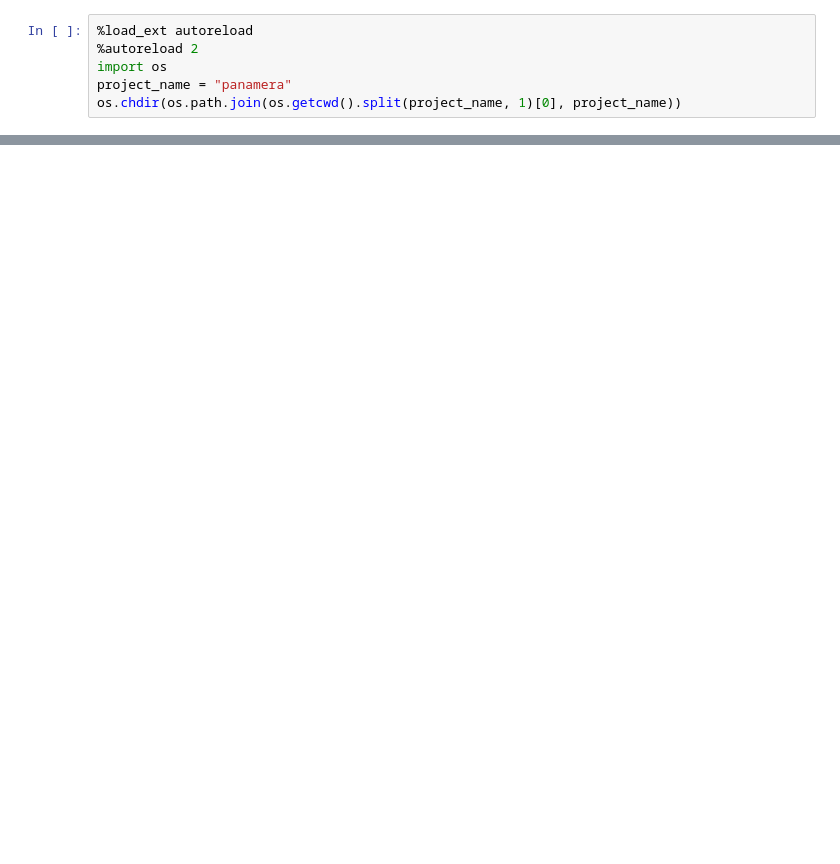
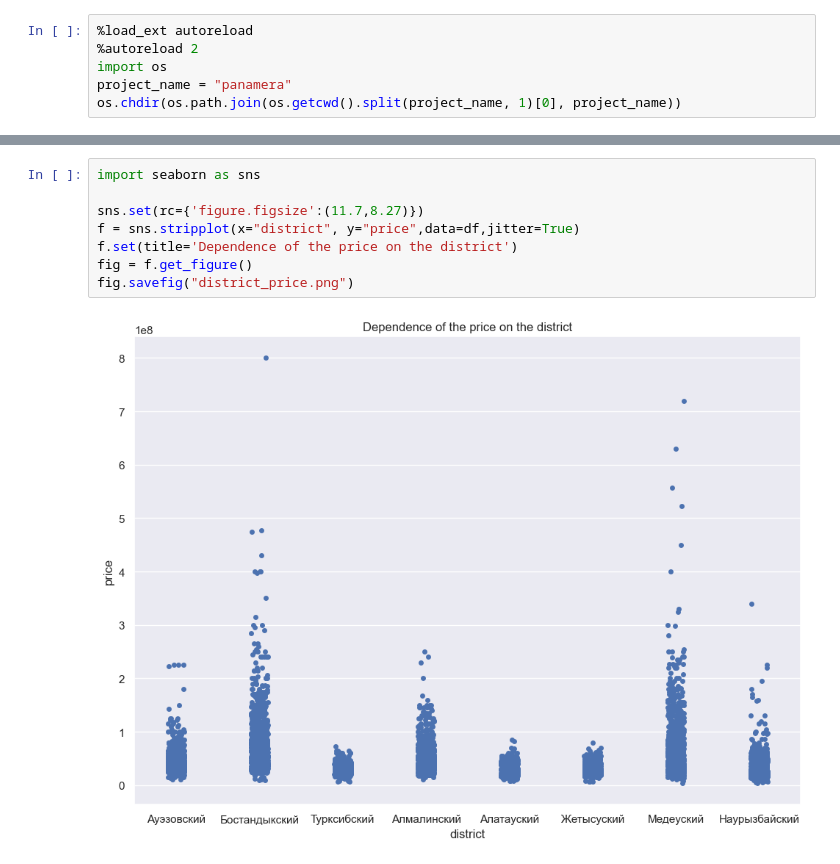
Before and after one commit to kaisar-barlybay/panamera, a Jupyter notebook: lab/main.ipynb, the cells around one changed output, grey strips where cells are left out. Drawn from its saved outputs; the diff is of its cells as text; blank space fills up the shorter version.

```diff
--- a/lab/main.ipynb
+++ b/lab/main.ipynb
@@ -142,0 +19,10 @@ max                                     NaN  ...
+# %%
+import seaborn as sns
+
+sns.set(rc={'figure.figsize':(11.7,8.27)})
+f = sns.stripplot(x="district", y="price",data=df,jitter=True)
+f.set(title='Dependence of the price on the district')
+fig = f.get_figure()
+fig.savefig("district_price.png")
+# %% [output]
+[figure, added]
```
Also changed, not shown: parts of 7 cells of this notebook, 9 other files.
